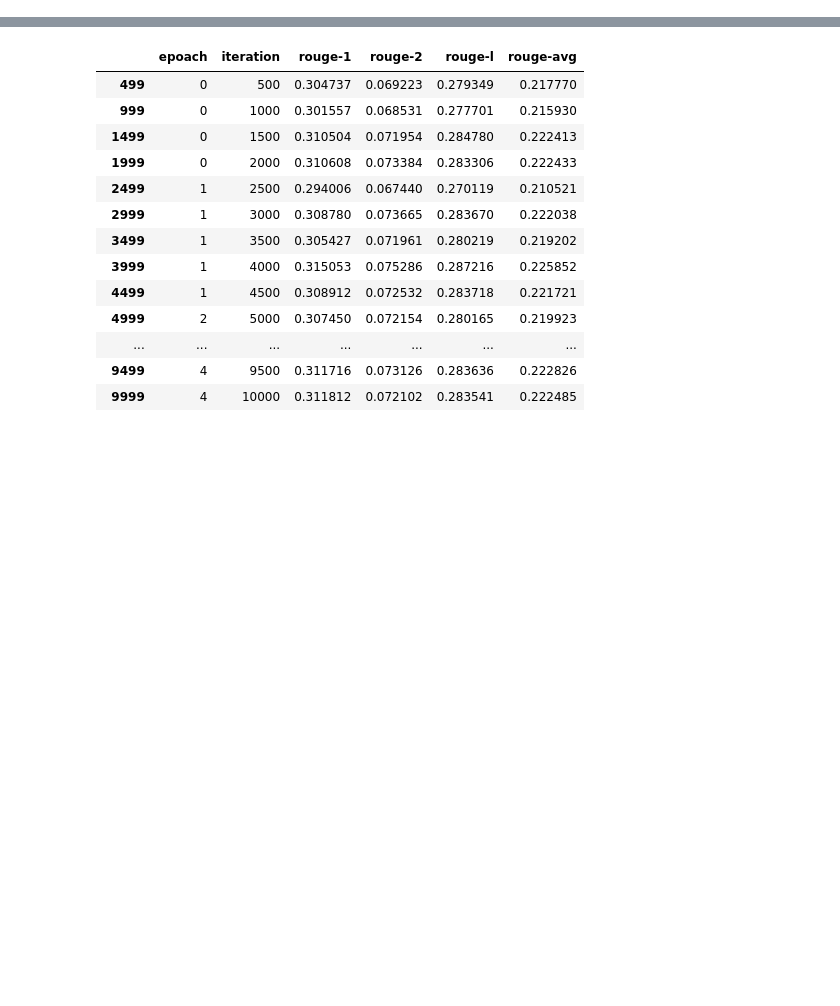
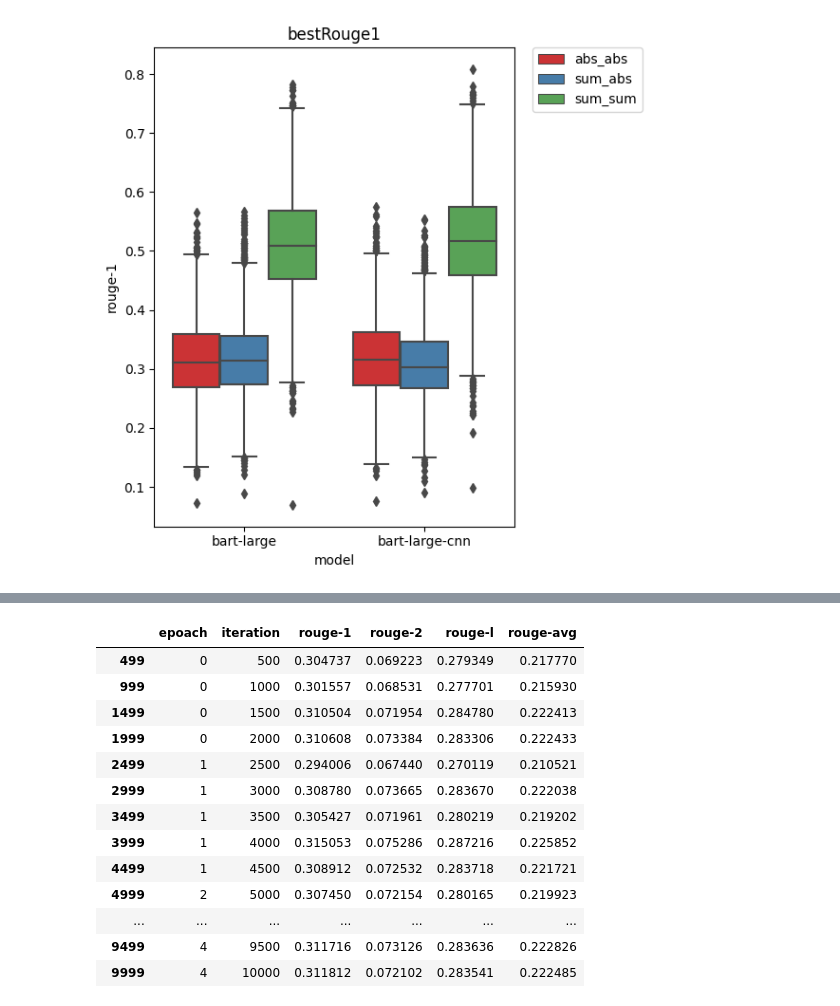
Before and after one commit to Thetang-145/My_Thesis_Playground, a Jupyter notebook: FT_PT_model/Evaluation.ipynb, the cells around one changed output, grey strips where cells are left out. Saved outputs shown, nothing was run; the diff lists cells and outputs as text; code cells hidden in the pictures; blank space fills up the shorter version.

```diff
--- a/FT_PT_model/Evaluation.ipynb
+++ b/FT_PT_model/Evaluation.ipynb
@@ -51,0 +131,10 @@ Loading result from record_result/generated_summary/val_summary_kg.csv
+# %%
+exp_result_avg = {}
+for best in best_score:
+    exp_result_avg[best] = [{
+        'modelInput': result['modelInput'],
+        'evalInput': result['evalInput'],
+        'rouge-1': result[best+'_avg']['rouge-1'],
+        'rouge-2': result[best+'_avg']['rouge-2'],
+        'rouge-l': result[best+'_avg']['rouge-l'],
+    } for result in exp_result]
@@ -51,0 +161,11 @@ Loading result from record_result/generated_summary/val_summary_kg.csv
+# %%
+df_exp_result_all = pd.DataFrame()
+for best in best_score:
+    for result in exp_result:
+        df_ = result[best+'_all'].copy()
+        df_['model'] = result['model']
+        df_['modelInput_evalInput'] = f"{result['modelInput'][:3]}_{result['evalInput'][:3]}"
+        df_['best'] = best[7:]
+        df_exp_result_all = pd.concat([df_exp_result_all, df_])
+df_exp_result_all.reset_index(drop=True, inplace=True)
+df_exp_result_all
@@ -51,0 +186,17 @@ Loading result from record_result/generated_summary/val_summary_kg.csv
+# %%
+import seaborn as sns
+import matplotlib.pyplot as plt
+
+best = best_score[0]
+df_plot = df_exp_result_all[df_exp_result_all['best']==best]
+
+# Set the figure size
+plt.rcParams["figure.figsize"] = [6, 6]
+plt.rcParams["figure.autolayout"] = True
+
+# plt.figure(figsize=(5, 4)) #for a bigger image
+sns.boxplot(hue="modelInput-evalInput", y="rouge-1", x="model", data=df_plot, palette="Set1").set(title=best[7:])
+plt.legend(bbox_to_anchor=(1.05, 1), loc='upper left', borderaxespad=0)
+plt.show()
+# %% [output]
+[figure, added]
```
Also changed, not shown: parts of 15 cells of this notebook, 12 other files.
